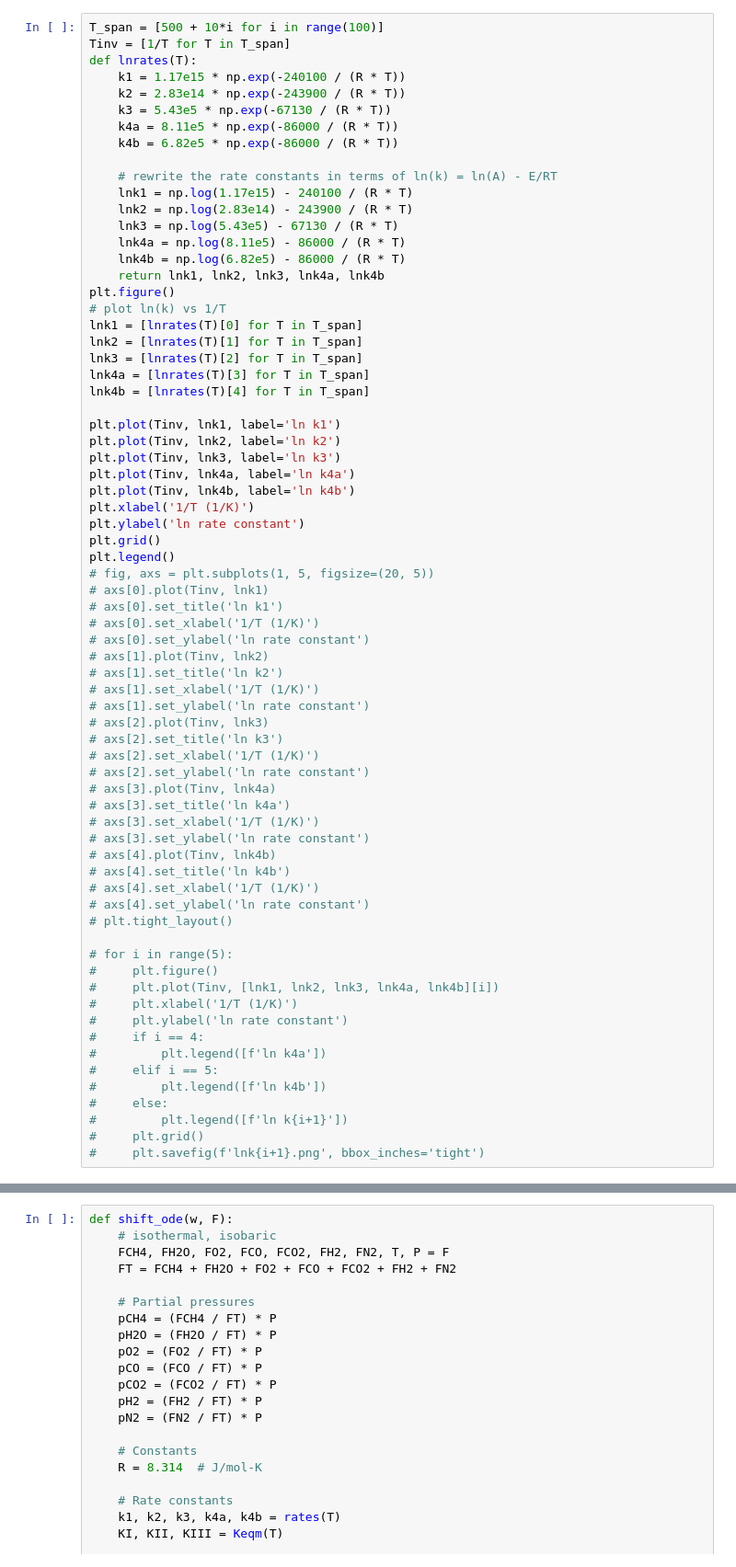
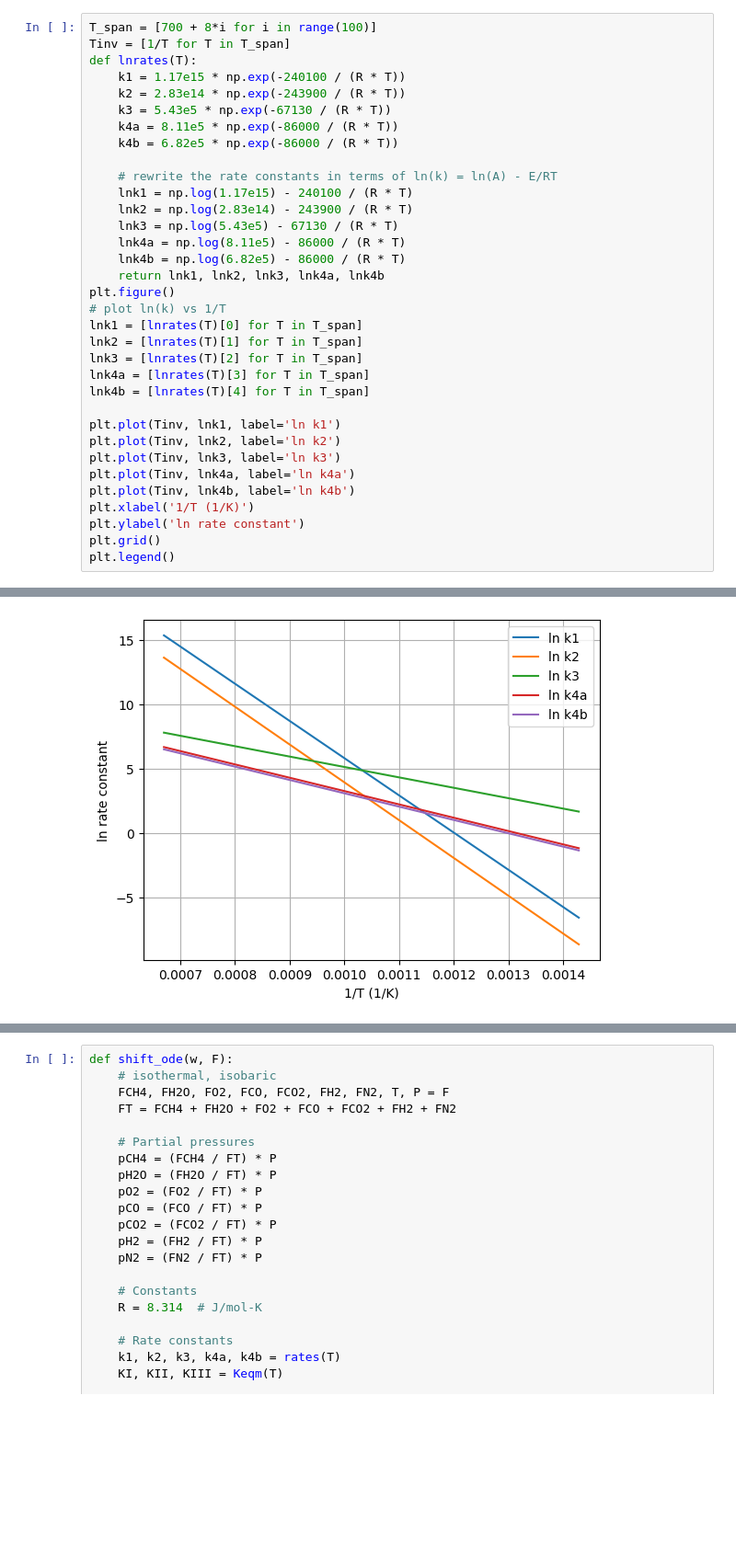
Before and after one commit to catvanille/project, a Jupyter notebook: shift.ipynb, the cells around one changed output, grey strips where cells are left out. Shown at 92% size. Cells and saved outputs as stored; diff of their text form; blank space fills up the shorter version.

```diff
--- a/shift.ipynb
+++ b/shift.ipynb
@@ -181,5 +157,5 @@ plt.legend()
 # %%
-T_span = [500 + 10*i for i in range(100)]
+T_span = [700 + 8*i for i in range(100)]
 Tinv = [1/T for T in T_span]
 def lnrates(T):
     k1 = 1.17e15 * np.exp(-240100 / (R * T))
@@ -212,39 +188,4 @@ plt.xlabel('1/T (1/K)')
 plt.ylabel('ln rate constant')
 plt.grid()
 plt.legend()
-# fig, axs = plt.subplots(1, 5, figsize=(20, 5))
-# axs[0].plot(Tinv, lnk1)
-# axs[0].set_title('ln k1')
-# axs[0].set_xlabel('1/T (1/K)')
-# axs[0].set_ylabel('ln rate constant')
-# axs[1].plot(Tinv, lnk2)
-# axs[1].set_title('ln k2')
-# axs[1].set_xlabel('1/T (1/K)')
-# axs[1].set_ylabel('ln rate constant')
-# axs[2].plot(Tinv, lnk3)
-# axs[2].set_title('ln k3')
-# axs[2].set_xlabel('1/T (1/K)')
-# axs[2].set_ylabel('ln rate constant')
-# axs[3].plot(Tinv, lnk4a)
-# axs[3].set_title('ln k4a')
-# axs[3].set_xlabel('1/T (1/K)')
-# axs[3].set_ylabel('ln rate constant')
-# axs[4].plot(Tinv, lnk4b)
-# axs[4].set_title('ln k4b')
-# axs[4].set_xlabel('1/T (1/K)')
-# axs[4].set_ylabel('ln rate constant')
-# plt.tight_layout()
-
-# for i in range(5):
-#     plt.figure()
-#     plt.plot(Tinv, [lnk1, lnk2, lnk3, lnk4a, lnk4b][i])
-#     plt.xlabel('1/T (1/K)')
-#     plt.ylabel('ln rate constant')
-#     if i == 4:
-#         plt.legend([f'ln k4a'])
-#     elif i == 5:
-#         plt.legend([f'ln k4b'])
-#     else:
-#         plt.legend([f'ln k{i+1}'])
-#     plt.grid()
-#     plt.savefig(f'lnk{i+1}.png', bbox_inches='tight')
+# %% [output]
@@ -250,0 +193 @@ plt.legend()
+[figure, added]
```
Also changed, not shown: parts of 43 cells of this notebook.
